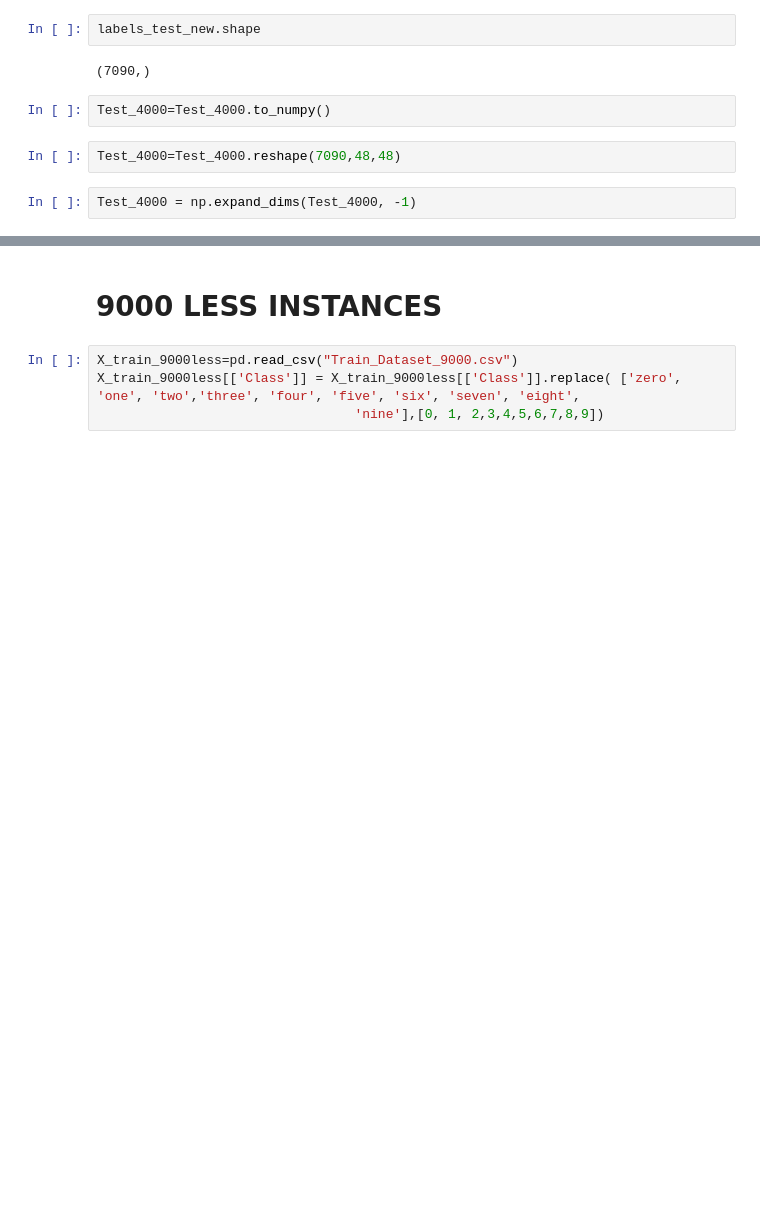
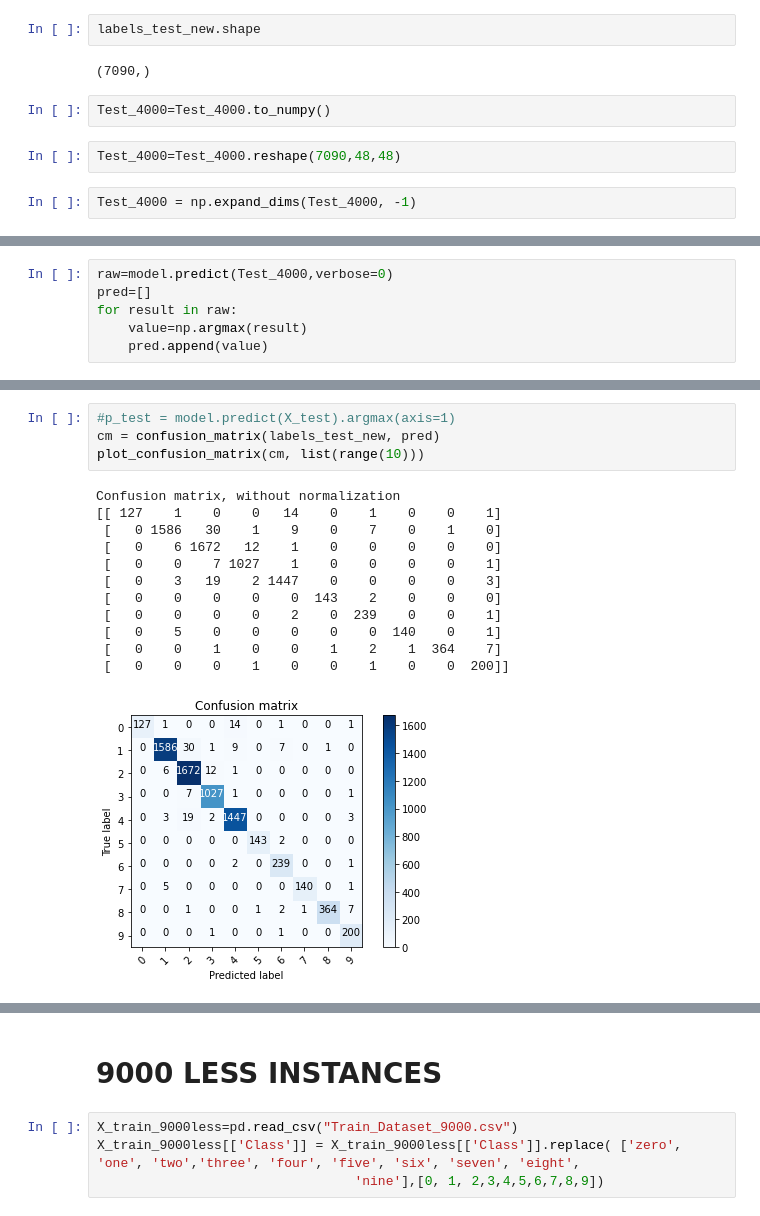
Before and after one commit to RachPatel/DMML_CW2_Group_20, a Jupyter notebook: Machine Learning and Data Mining CourseWork2.ipynb, the cells around one changed output, grey strips where cells are left out. Saved outputs shown, nothing was run; the diff lists cells and outputs as text; blank space fills up the shorter version.

```diff
--- a/Machine Learning and Data Mining CourseWork2.ipynb
+++ b/Machine Learning and Data Mining CourseWork2.ipynb
@@ -663,0 +664,6 @@ print(model.evaluate(Test_4000, labels_test_new))
+# %%
+raw=model.predict(Test_4000,verbose=0)
+pred=[]
+for result in raw:
+    value=np.argmax(result)
+    pred.append(value)
@@ -663,0 +692,17 @@ print(model.evaluate(Test_4000, labels_test_new))
+# %%
+#p_test = model.predict(X_test).argmax(axis=1)
+cm = confusion_matrix(labels_test_new, pred)
+plot_confusion_matrix(cm, list(range(10)))
+# %% [output]
+Confusion matrix, without normalization
+[[ 127    1    0    0   14    0    1    0    0    1]
+ [   0 1586   30    1    9    0    7    0    1    0]
+ [   0    6 1672   12    1    0    0    0    0    0]
+ [   0    0    7 1027    1    0    0    0    0    1]
+ [   0    3   19    2 1447    0    0    0    0    3]
+ [   0    0    0    0    0  143    2    0    0    0]
+ [   0    0    0    0    2    0  239    0    0    1]
+ [   0    5    0    0    0    0    0  140    0    1]
+ [   0    0    1    0    0    1    2    1  364    7]
+ [   0    0    0    1    0    0    1    0    0  200]]
+[figure, added]
```
Also changed, not shown: parts of 17 cells of this notebook.
